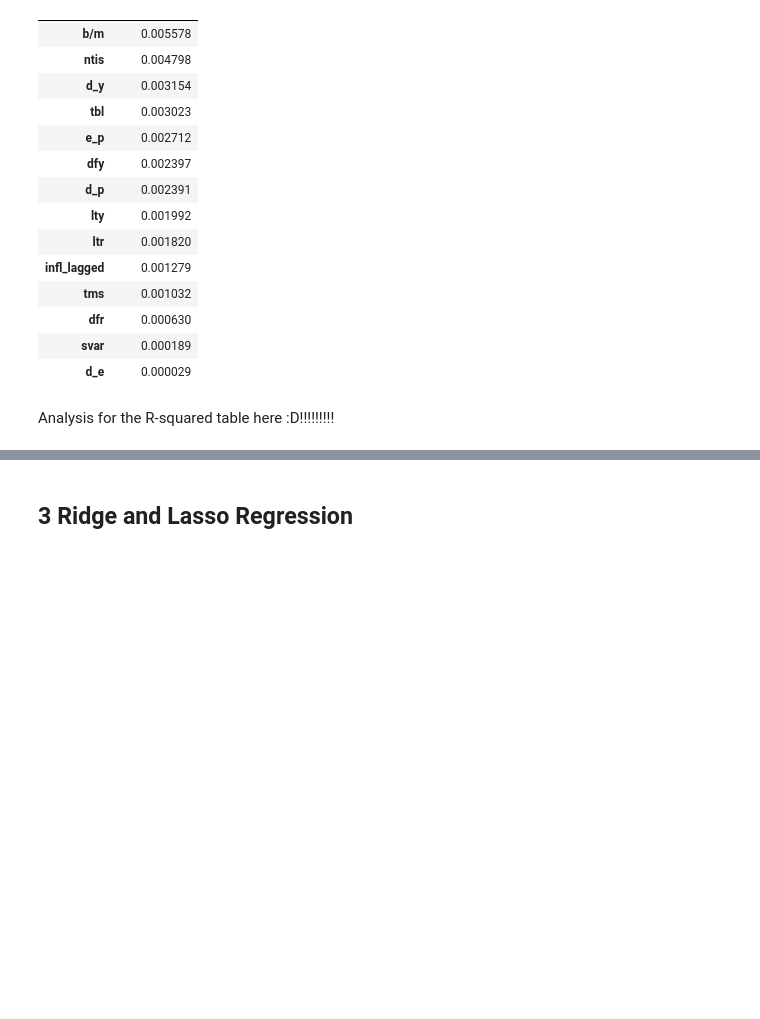
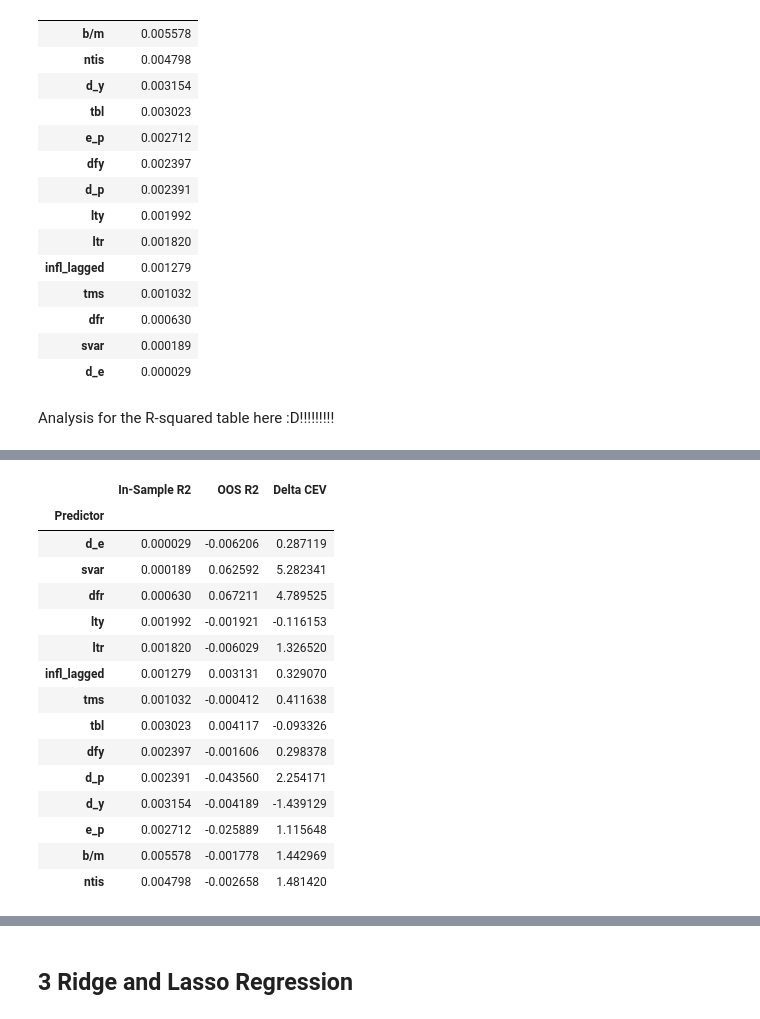
Before and after one commit to yangke34/RSM338-Assignment-3, a Jupyter notebook: RSM338_HW3.ipynb, the cells around one changed output, grey strips where cells are left out. Saved outputs shown, nothing was run; the diff lists cells and outputs as text; code cells hidden in the pictures; blank space fills up the shorter version.

```diff
--- a/RSM338_HW3.ipynb
+++ b/RSM338_HW3.ipynb
@@ -248,0 +181,64 @@ results_df.tail()
+# %%
+# Parameters
+initial_window = 200
+gamma = 2.5
+results_list = []
+
+# Prepare your master table with empty columns for the new results
+r2_table['OOS R2'] = 0.0
+r2_table['Delta CEV'] = 0.0
+
+# Start the OUTER loop to go through all 14 predictors
+for var in predictors:
+    #print(f"Calculating Out-of-Sample for: {var}") # Checking progress in real-time in case it takes a while
+
+    results_list = []
+    sum_sq_err_model = 0
+    sum_sq_err_bench = 0
+    model_portfolio_rets = []
+    bench_portfolio_rets = []
+
+    # INNER loop that goes through months
+    for t in range(initial_window, len(df_filtered)):
+        # Train the model on data up to month t-1
+        train_df = df_filtered.iloc[:t]
+        y_train = train_df['ExRet']
+        X_train = sm.add_constant(train_df[var])
+        model = sm.OLS(y_train, X_train).fit()
+
+        # Forecast for month t using x_{t-1} and the model parameters
+        x_current = df_filtered[var].iloc[t]
+        forecast = model.params.iloc[0] + model.params.iloc[1] * x_current
+        bench_forecast = y_train.mean()
+        realized = df_filtered['ExRet'].iloc[t]
+
+        # Running OOS R-Squared
+        sum_sq_err_model += (realized - forecast)**2
+        sum_sq_err_bench += (realized - bench_forecast)**2
+
+        # Tracking returns for CEV
+        # Portfolio Weights (Clipped 0 to 1.5)
+        sigma_sq = y_train.var(ddof=1)
+        w_model = np.clip((1 / gamma) * (forecast / sigma_sq), 0, 1.5)
+        w_bench = np.clip((1 / gamma) * (bench_forecast / sigma_sq), 0, 1.5)
+
+        # Monthly Portfolio Returns
+        model_portfolio_rets.append(w_model * realized)
+        bench_portfolio_rets.append(w_bench * realized)
+
+    # Calculate the single final values
+    final_oos_r2 = 1 - (sum_sq_err_model / sum_sq_err_bench)
+
+    # Delta CEV calculation for each month
+    ce_model = np.mean(model_portfolio_rets) - (gamma / 2) * np.var(model_portfolio_rets, ddof=1)
+    ce_bench = np.mean(bench_portfolio_rets) - (gamma / 2) * np.var(bench_portfolio_rets, ddof=1)
+    # Annualized Delta CEV
+    final_delta_cev = (ce_model - ce_bench) * 12 * 100
+
+    # Save these final values into the row of r2_table
+    r2_table.loc[var, 'OOS R2'] = final_oos_r2
+    r2_table.loc[var, 'Delta CEV'] = final_delta_cev
+
+# After the outer loop finishes all predictors, show the full table
+r2_table
+# %% [output]
@@ -249,2 +259,18 @@ results_df.tail()
+|  | In-Sample R2 | OOS R2 | Delta CEV |
+| Predictor |  |  |  |
+| d_e | 0.000029 | -0.006206 | 0.287119 |
+| svar | 0.000189 | 0.062592 | 5.282341 |
+| dfr | 0.000630 | 0.067211 | 4.789525 |
+| lty | 0.001992 | -0.001921 | -0.116153 |
+| ltr | 0.001820 | -0.006029 | 1.326520 |
+| infl_lagged | 0.001279 | 0.003131 | 0.329070 |
+| tms | 0.001032 | -0.000412 | 0.411638 |
+| tbl | 0.003023 | 0.004117 | -0.093326 |
+| dfy | 0.002397 | -0.001606 | 0.298378 |
+| d_p | 0.002391 | -0.043560 | 2.254171 |
+| d_y | 0.003154 | -0.004189 | -1.439129 |
+| e_p | 0.002712 | -0.025889 | 1.115648 |
+| b/m | 0.005578 | -0.001778 | 1.442969 |
+| ntis | 0.004798 | -0.002658 | 1.481420 |
 # %% [markdown]
 ### 2.3 Multivariate Regression
```
Also changed, not shown: parts of 7 cells of this notebook.
